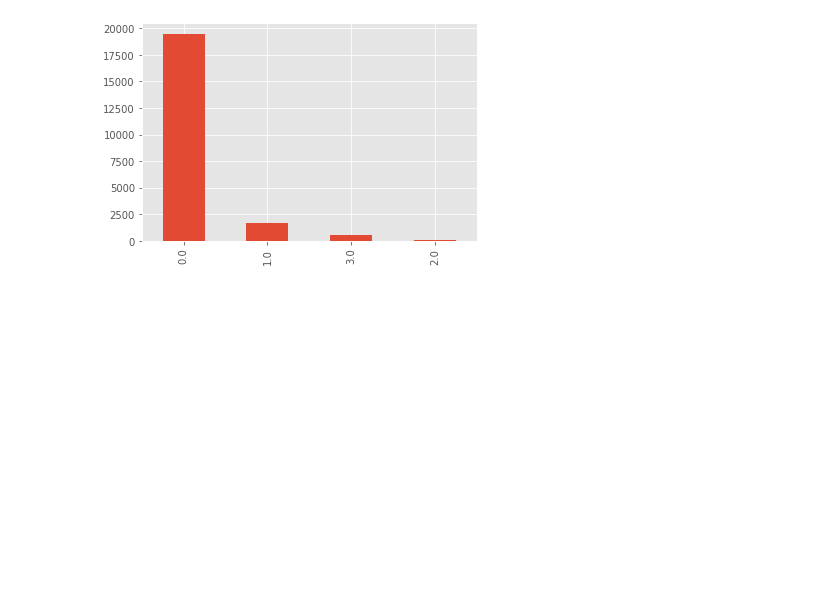
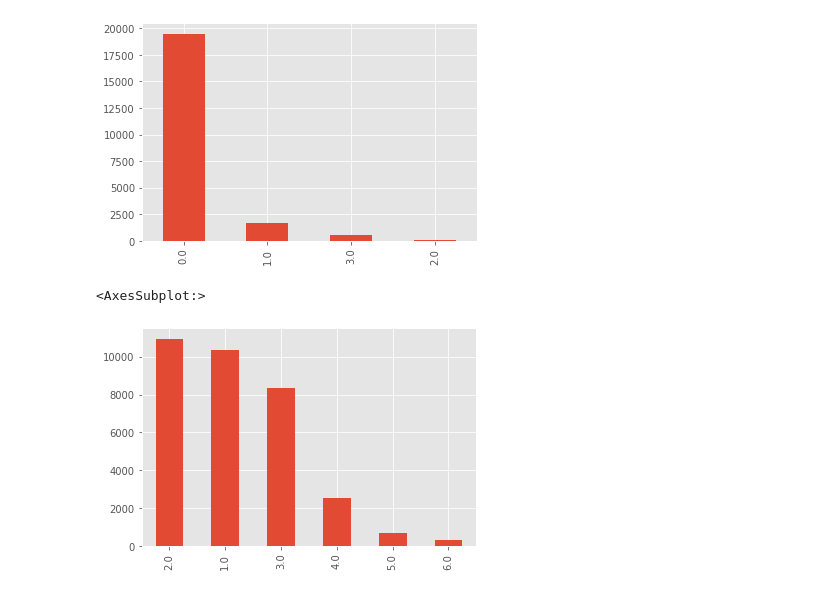
Before and after one commit to kjappvaffel/moscow_housing, a Jupyter notebook: EDA_DataCleaning_FeatureEngineering/EDA.ipynb, the cells around one changed output. Drawn from its saved outputs; the diff is of its cells as text; code cells hidden in the pictures; blank space fills up the shorter version.

```diff
--- a/EDA_DataCleaning_FeatureEngineering/EDA.ipynb
+++ b/EDA_DataCleaning_FeatureEngineering/EDA.ipynb
@@ -999,3 +1286,9 @@ all_data['heating'].value_counts().plot(kind='bar')
 # %% [output]
 <AxesSubplot:>
 [figure]
+# %%
+#rooms
+all_data['rooms'].value_counts().plot(kind='bar')
+# %% [output]
+<AxesSubplot:>
+[figure, added]
```
Also changed, not shown: parts of 44 cells of this notebook.
